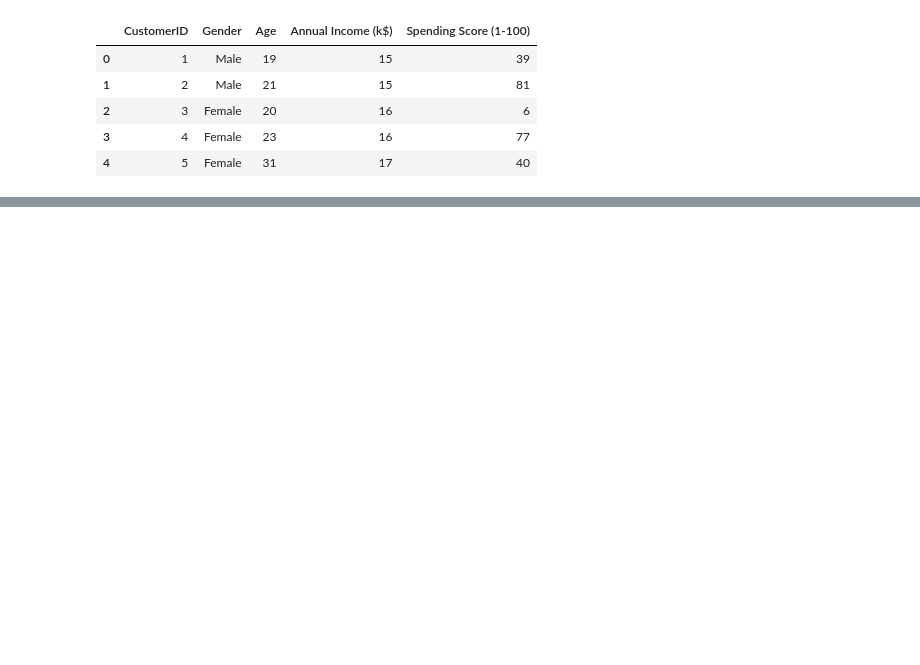
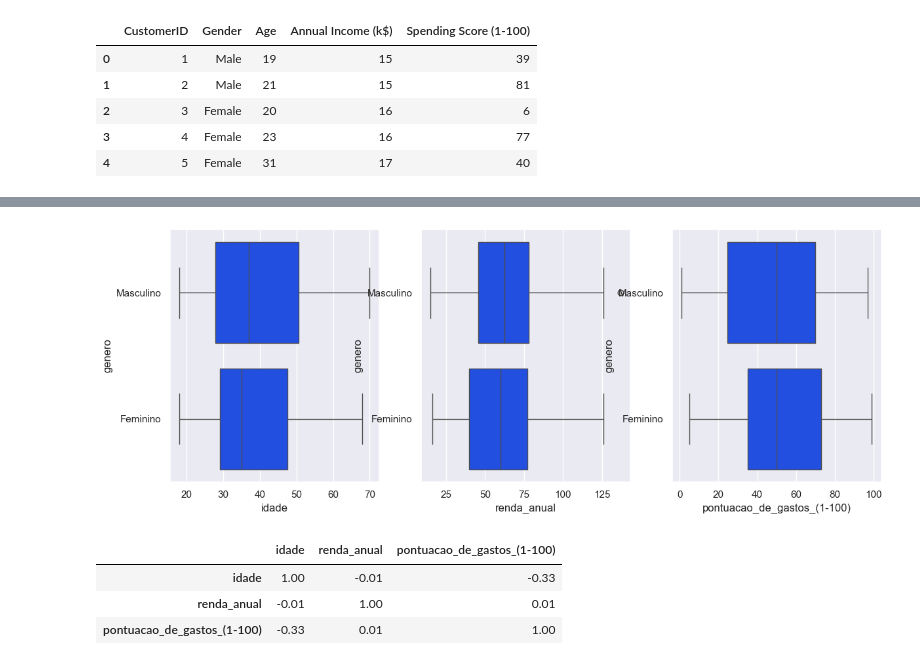
Before and after one commit to Antonio-Manoel/segmentacaoClientes, a Jupyter notebook: notebooks/EDA.ipynb, the cells around one changed output, grey strips where cells are left out. Cells and saved outputs as stored; diff of their text form; code cells hidden in the pictures; blank space fills up the shorter version.

```diff
--- a/notebooks/EDA.ipynb
+++ b/notebooks/EDA.ipynb
@@ -22,0 +120,17 @@ df.head()
+# %%
+fig, axs = plt.subplots(nrows=1, ncols=3, figsize=(14, 5))
+
+for ax, col in zip(axs, df_analise.select_dtypes("number")):
+    sns.boxplot(data=df_analise, x=col, y="genero", ax=ax)
+
+plt.show()
+# %% [output]
+[figure, added]
+# %%
+with pd.option_context("display.float_format", "{:.2f}".format):
+    display(df_analise.corr(numeric_only=True))
+# %% [output]
+|  | idade | renda_anual | pontuacao_de_gastos_(1-100) |
+| idade | 1.00 | -0.01 | -0.33 |
+| renda_anual | -0.01 | 1.00 | 0.01 |
+| pontuacao_de_gastos_(1-100) | -0.33 | 0.01 | 1.00 |
```
Also changed, not shown: parts of 15 cells of this notebook, 3 other files.
